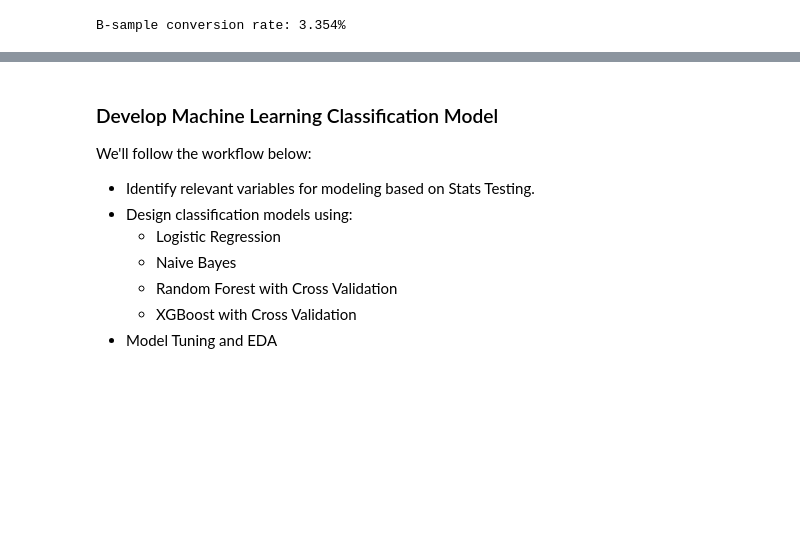
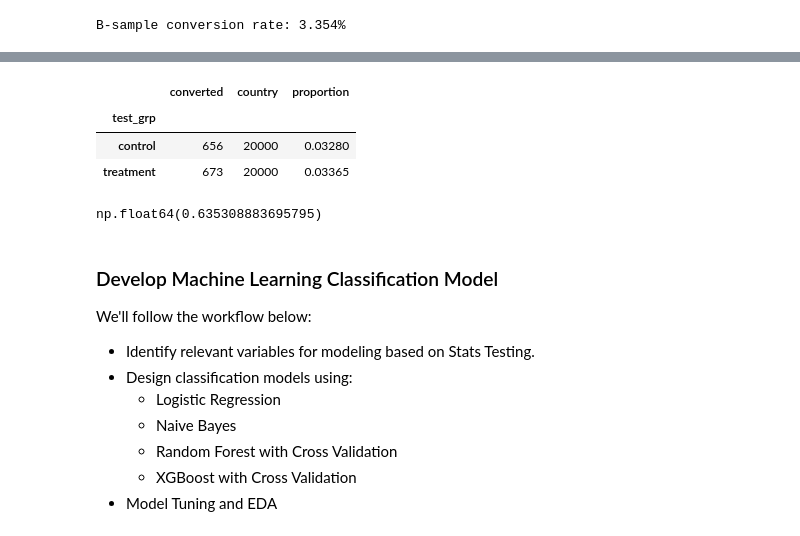
Before and after one commit to traha-89/Portafoglio, a Jupyter notebook: Landing Page Optimization/LP_CRAnalysis_Prediction.ipynb, the cells around one changed output, grey strips where cells are left out. Cells and saved outputs as stored; diff of their text form; code cells hidden in the pictures; blank space fills up the shorter version.

```diff
--- a/Landing Page Optimization/LP_CRAnalysis_Prediction.ipynb
+++ b/Landing Page Optimization/LP_CRAnalysis_Prediction.ipynb
@@ -650,3 +702,20 @@ TtestResult(statistic=np.float64(-2.6506144727181433), pvalue=np.float64(0.00803
+# %%
+sample_test_agg= sample_test.groupby(['test_grp']).agg({'converted':'sum','country':'count'})
+sample_test_agg['proportion']= sample_test_agg['converted']/sample_test_agg['country']
+sample_test_agg
+# %% [output]
+|  | converted | country | proportion |
+| test_grp |  |  |  |
+| control | 656 | 20000 | 0.03280 |
+| treatment | 673 | 20000 | 0.03365 |
+# %%
+number_of_successes= [656,673]
+total_sample_sizes= [20000,20000]
+
+test_stat, p_value= proportions_ztest(number_of_successes,total_sample_sizes)
+p_value
+# %% [output]
+np.float64(0.635308883695795)
 # %% [markdown]
 ### Develop Machine Learning Classification Model
 We'll follow the workflow below:
```
Also changed, not shown: parts of 6 cells of this notebook.
